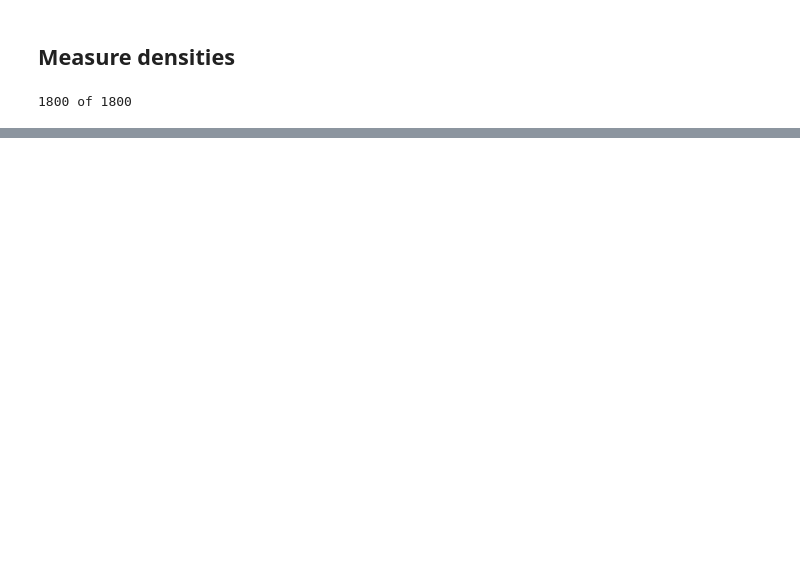
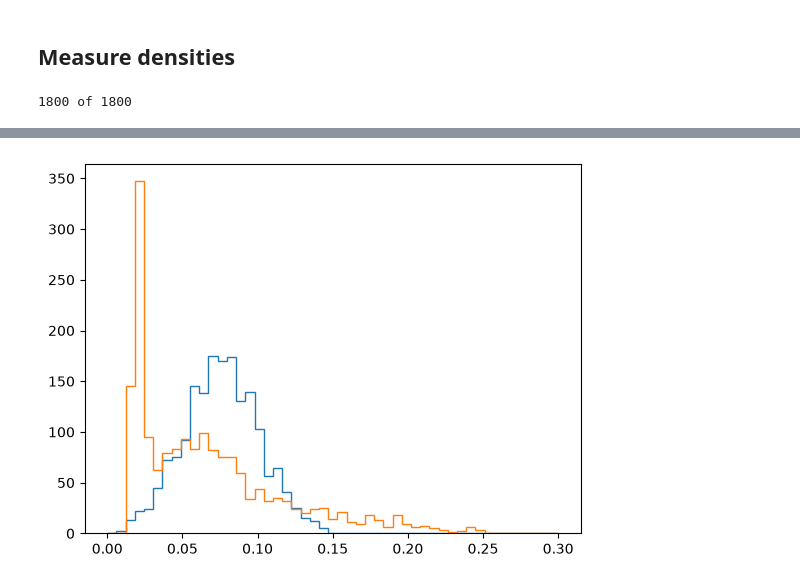
Before and after one commit to emilyhunt/gaianir-open-clusters, a Jupyter notebook: prototypes/selection/selection.ipynb, the cells around one changed output, grey strips where cells are left out. Saved outputs shown, nothing was run; the diff lists cells and outputs as text; code cells hidden in the pictures; blank space fills up the shorter version.

```diff
--- a/prototypes/selection/selection.ipynb
+++ b/prototypes/selection/selection.ipynb
@@ -166,0 +400,6 @@ ax[0, 1].set(title="n_stars")
+# %%
+# _ = plt.hist(simulated_clusters_full["med_error_gaia_dr3"]+0.018, bins=np.linspace(0, 0.1))
+_ = plt.hist(simulated_clusters_full["med_error_gaia_dr3"], bins=np.linspace(0, 0.3), histtype="step")
+_ = plt.hist(simulated_clusters_full["med_error_gaia_dr3_empirical"], bins=np.linspace(0, 0.3), histtype="step")
+# %% [output]
+[figure, added]
```
Also changed, not shown: parts of 41 cells of this notebook, 1 other file.
